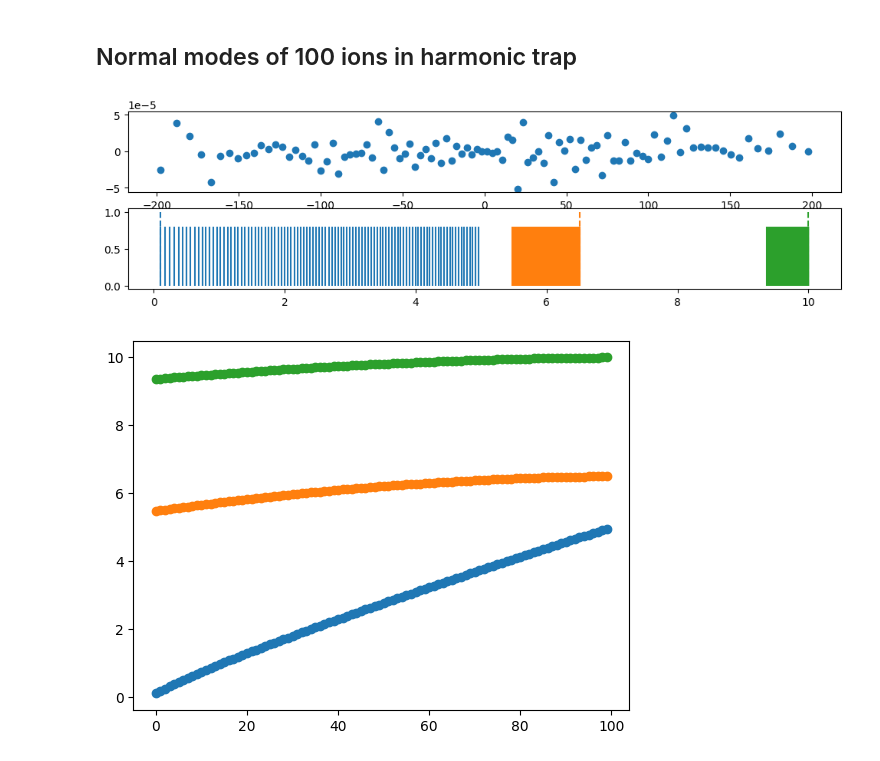
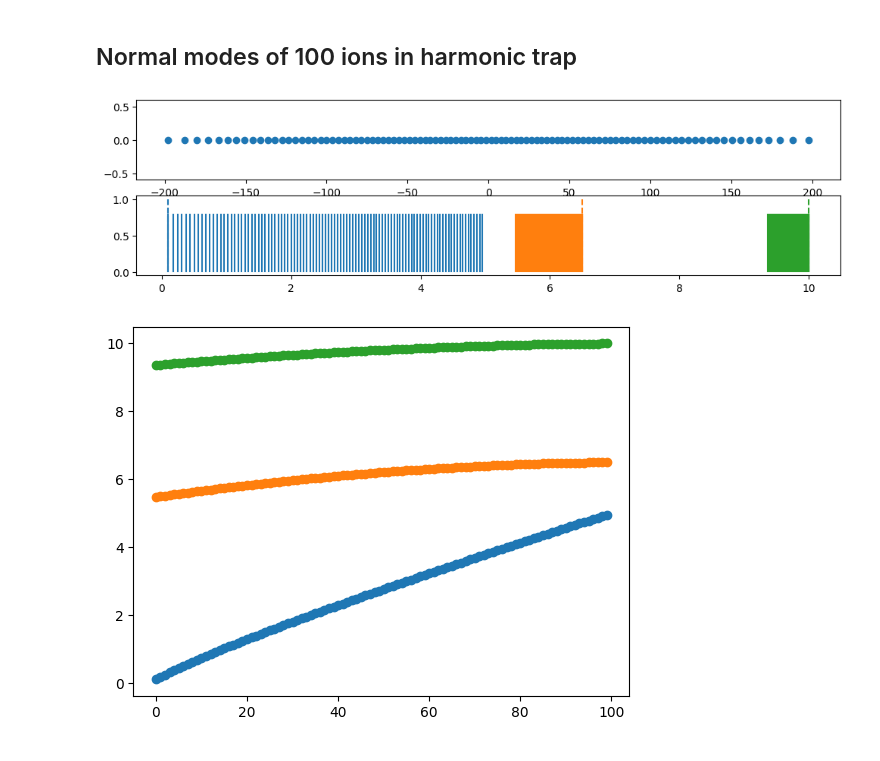
Before and after one commit to tiqi-group/pytrans-examples, a Jupyter notebook: examples/mode_solver.ipynb, the cells around one changed output. Cells and saved outputs as stored; diff of their text form; code cells hidden in the pictures.

Commit message:
Example for mode_solver with HarmonicTrap
Former-commit-id: f6662434b8bbf052acfbb0e2fdeee620d2ecf76c

```diff
--- a/examples/mode_solver.ipynb
+++ b/examples/mode_solver.ipynb
@@ -86,41 +169,0 @@ scaled_equilibrium_positions = [
-# %%
-from scipy.constants import elementary_charge, pi
-
-wx = 1e6
-l_scale = (ms.kappa * elementary_charge / (Ca40.mass * (2*pi*wx)**2))**(1/3)
-
-dims = 3
-
-trap = Trap(wx=wx, wy=10e6, wz=10.457e6, d=dims)
-# box = [(-40e-6, 40e-6), (-5e-6, 5e-6), (-5e-6, 5e-6)]
-
-N_max = 20
-fig, axes = plt.subplots(N_max - 1, 1, figsize=(6, 0.8 * N_max), sharex=True)
-
-def solve_for_n_ions(trap, N_ions):
-    dx = 2e-6
-    x0 = ms.init_crystal((0, 0, 0), dx, N_ions)
-    x0 += 1e-8 * np.random.randn(*x0.shape)
-    result = ms.mode_solver(trap, x0=x0, voltages=None, ions=Ca40, bounding_box=None)
-    return result, x0
-
-for j, N_ions in enumerate(range(2, N_max + 1)):
-
-    result, x0 = solve_for_n_ions(trap, N_ions)
-
-    x_eq = result['x_eq']
-    x_eq1 = x_eq[:, 0] / l_scale
-
-    yy = x_eq[:, 1] / l_scale
-
-    ax = axes[j]
-    # ax.plot(x0[:, 0] / l_scale, x0[:, 1] / l_scale, 'o', color='lightgray')
-    ax.plot(x_eq1, yy, 'o')
-    try:
-        ax.plot(scaled_equilibrium_positions[j], np.zeros((N_ions)), 'xr', ms=6)
-    except IndexError:
-        pass
-    ax.set_ylim(-0.6, 0.6)
-# ax.invert_yaxis()
-
-result['res']
@@ -140,33 +173,33 @@ result['res']
 wx, wy, wz = 0.1e6, 6.5e6, 10e6
 trap_freqs = np.asarray([wx, wy, wz])
 
-trap = Trap(wx, wy, wz)
+trap = HarmonicTrap(wx, wy, wz, ion=Ca40)
 result, _ = solve_for_n_ions(trap, 100)
 # %%
 fig, (ax0, ax) = plt.subplots(2, 1, figsize=(12, 3))
 
 
 mode_freqs = result['mode_freqs']
 mode_vectors = result['mode_vectors']
 x_eq = result['x_eq']
 
 ax0.plot(x_eq[:, 0] * 1e6, x_eq[:, 1] * 1e6, 'o')
-
+ax0.set_ylim(-0.6, 0.6)
 
 # projections of normal modes on single-ion eigenmodes
 v1 = np.eye(3)
 proj = abs(np.einsum('Mai,im', mode_vectors, v1)).sum(1)
 mode1_index = np.argmax(proj, axis=1)
 
 colors = np.asarray(['k'] * len(mode_freqs), dtype=object)
 for j in range(3):
     colors[np.where(mode1_index == j)] = f"C{j}"
 
 
 ax.vlines(mode_freqs * 1e-6, 0, 0.8, colors=colors)
 ax.vlines(trap_freqs * 1e-6, 0, 1, colors=[f"C{j}" for j in range(3)], linestyle='--');
 # %% [output]
-[figure, old version]
+[figure, new version]
 # %%
 for j in range(3):
     plt.plot(mode_freqs[np.where(mode1_index == j)] * 1e-6, 'o')
```
Also changed, not shown: parts of 12 cells of this notebook.
